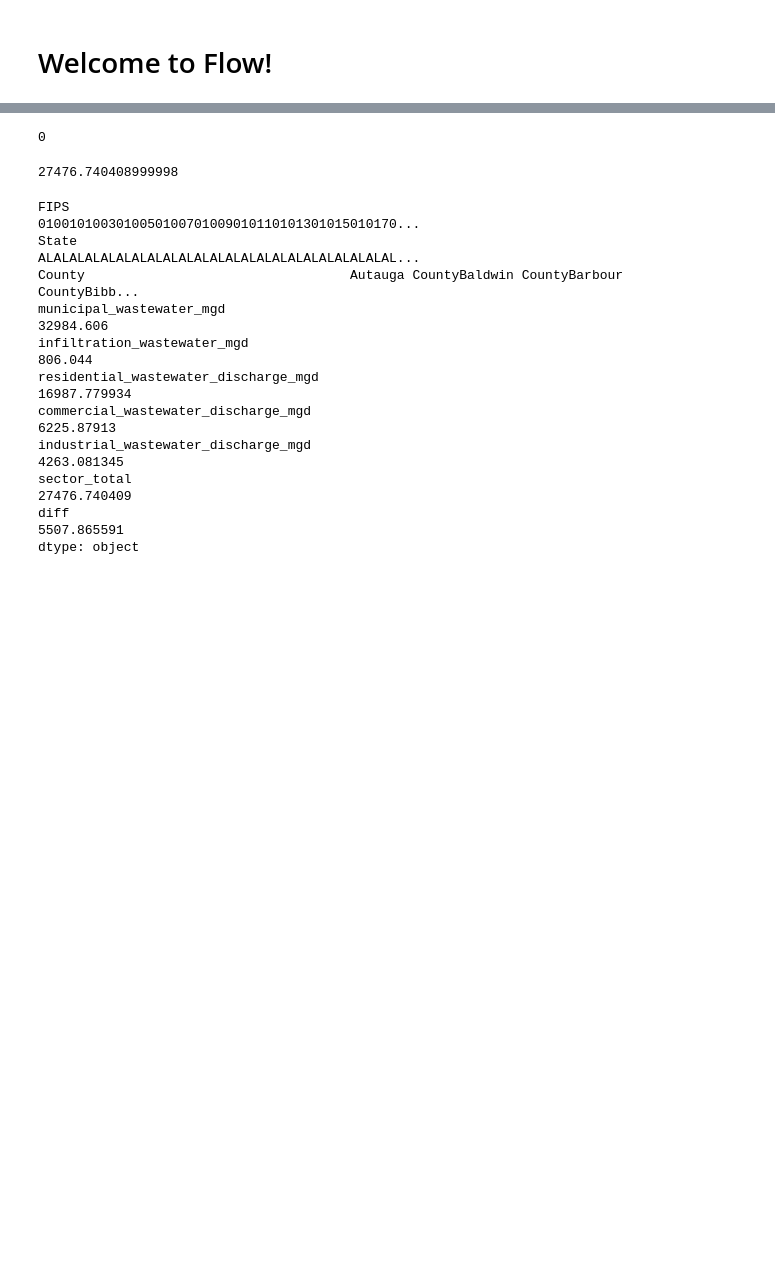
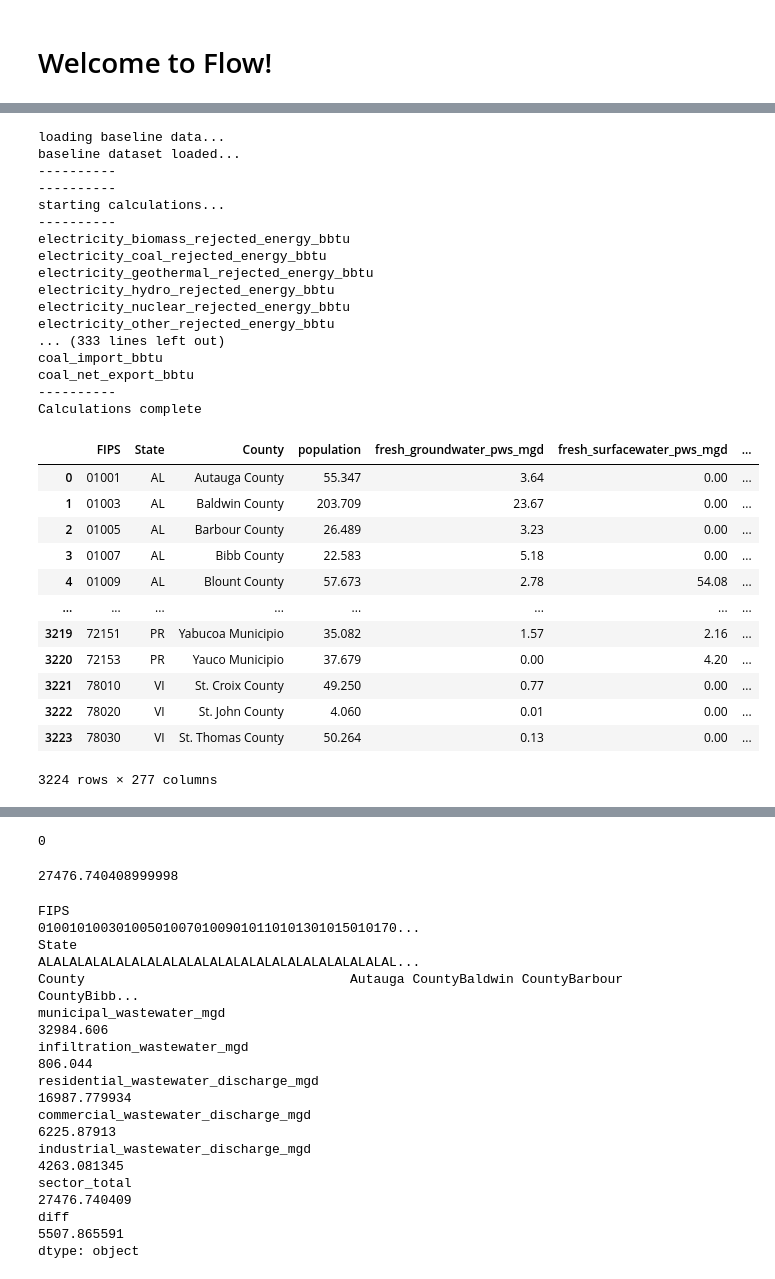
Before and after one commit to pnnl/interflow, a Jupyter notebook: flow_notebook.ipynb, the cells around one changed output, grey strips where cells are left out. Drawn from its saved outputs; the diff is of its cells as text; code cells hidden in the pictures; blank space fills up the shorter version.

```diff
--- a/flow_notebook.ipynb
+++ b/flow_notebook.ipynb
@@ -13,2 +33,35 @@ df.to_csv(r'C:\Users\mong275\Local Files\Sankey_Notebook_Development\SankeyFiles
+# %%
+flow.aggregate()
+# %% [output]
+loading baseline data...
+baseline dataset loaded...
+----------
+----------
+starting calculations...
+----------
+electricity_biomass_rejected_energy_bbtu
+electricity_coal_rejected_energy_bbtu
+electricity_geothermal_rejected_energy_bbtu
+electricity_hydro_rejected_energy_bbtu
+electricity_nuclear_rejected_energy_bbtu
+electricity_other_rejected_energy_bbtu
+... (333 lines left out)
+coal_import_bbtu
+coal_net_export_bbtu
+----------
+Calculations complete
+|  | FIPS | State | County | population | fresh_groundwater_pws_mgd | fresh_surfacewater_pws_mgd | ... |
+| 0 | 01001 | AL | Autauga County | 55.347 | 3.64 | 0.00 | ... |
+| 1 | 01003 | AL | Baldwin County | 203.709 | 23.67 | 0.00 | ... |
+| 2 | 01005 | AL | Barbour County | 26.489 | 3.23 | 0.00 | ... |
+| 3 | 01007 | AL | Bibb County | 22.583 | 5.18 | 0.00 | ... |
+| 4 | 01009 | AL | Blount County | 57.673 | 2.78 | 54.08 | ... |
+| ... | ... | ... | ... | ... | ... | ... | ... |
+| 3219 | 72151 | PR | Yabucoa Municipio | 35.082 | 1.57 | 2.16 | ... |
+| 3220 | 72153 | PR | Yauco Municipio | 37.679 | 0.00 | 4.20 | ... |
+| 3221 | 78010 | VI | St. Croix County | 49.250 | 0.77 | 0.00 | ... |
+| 3222 | 78020 | VI | St. John County | 4.060 | 0.01 | 0.00 | ... |
+| 3223 | 78030 | VI | St. Thomas County | 50.264 | 0.13 | 0.00 | ... |
+3224 rows × 277 columns
 # %%
 df = flow.calc_wastewater_exports(data=data)
```
Also changed, not shown: parts of 4 cells of this notebook, 1 other file.
